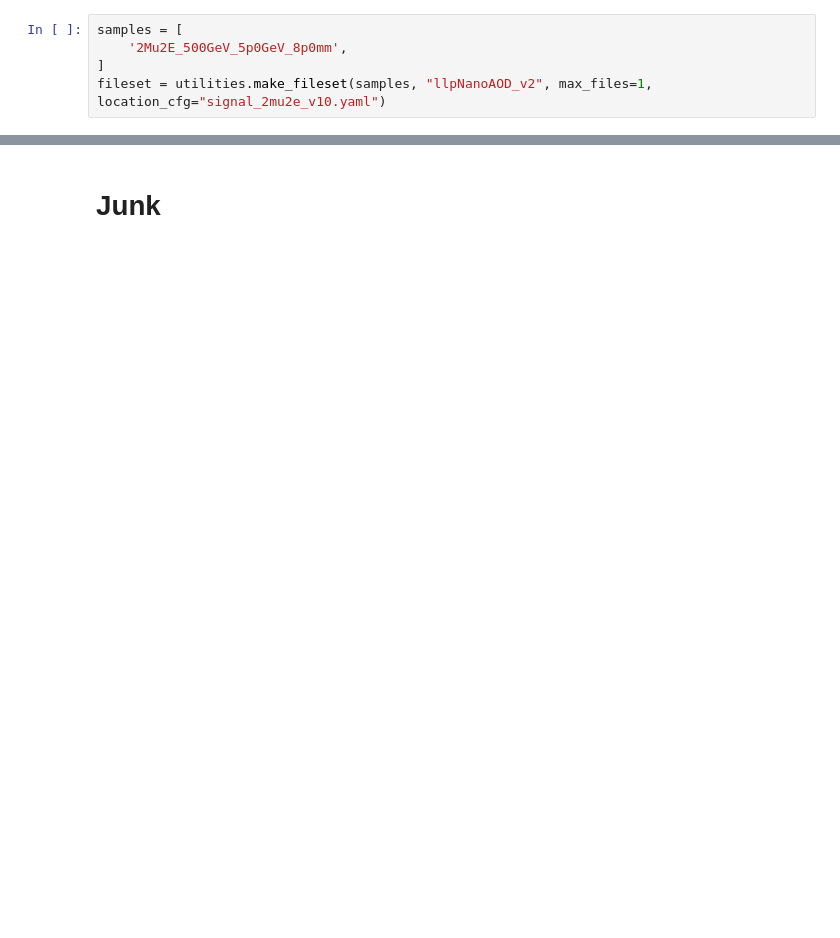
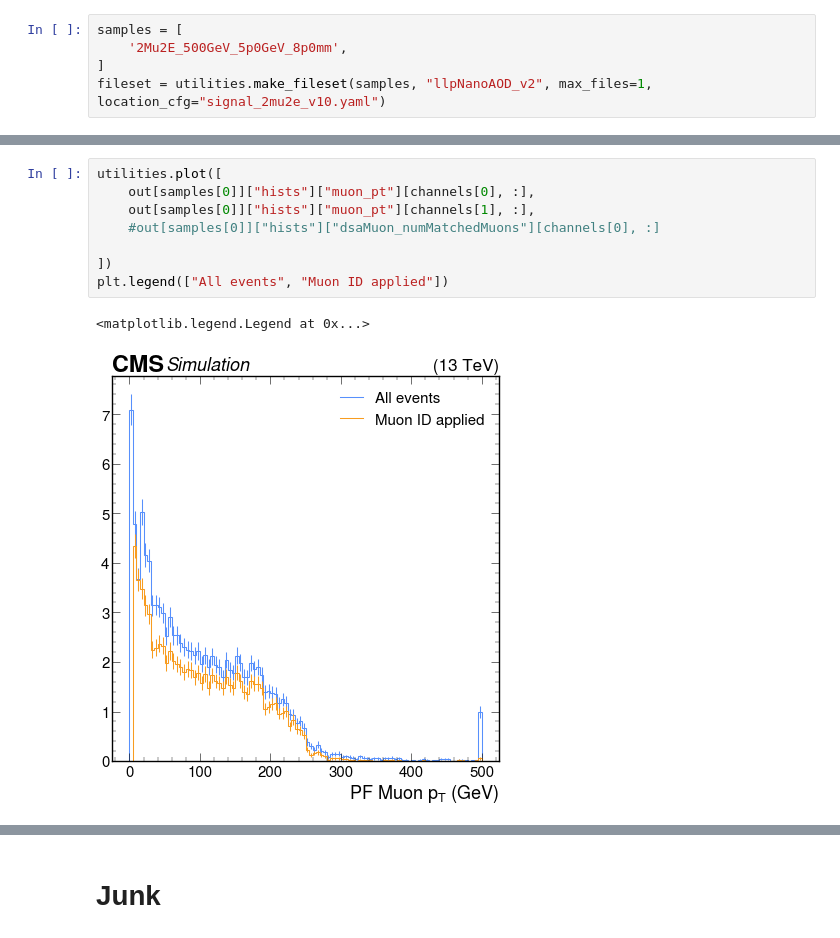
Before and after one commit to areinsvo/SIDM, a Jupyter notebook: sidm/test_notebooks/test_llpnanoaodschema.ipynb, the cells around one changed output, grey strips where cells are left out. Cells and saved outputs as stored; diff of their text form; blank space fills up the shorter version.

```diff
--- a/sidm/test_notebooks/test_llpnanoaodschema.ipynb
+++ b/sidm/test_notebooks/test_llpnanoaodschema.ipynb
@@ -202,0 +240,11 @@ Applying muons looseID
+# %%
+utilities.plot([
+    out[samples[0]]["hists"]["muon_pt"][channels[0], :],
+    out[samples[0]]["hists"]["muon_pt"][channels[1], :],
+    #out[samples[0]]["hists"]["dsaMuon_numMatchedMuons"][channels[0], :]
+
+])
+plt.legend(["All events", "Muon ID applied"])
+# %% [output]
+<matplotlib.legend.Legend at 0x...>
+[figure, added]
```
Also changed, not shown: parts of 32 cells of this notebook, 7 other files.
